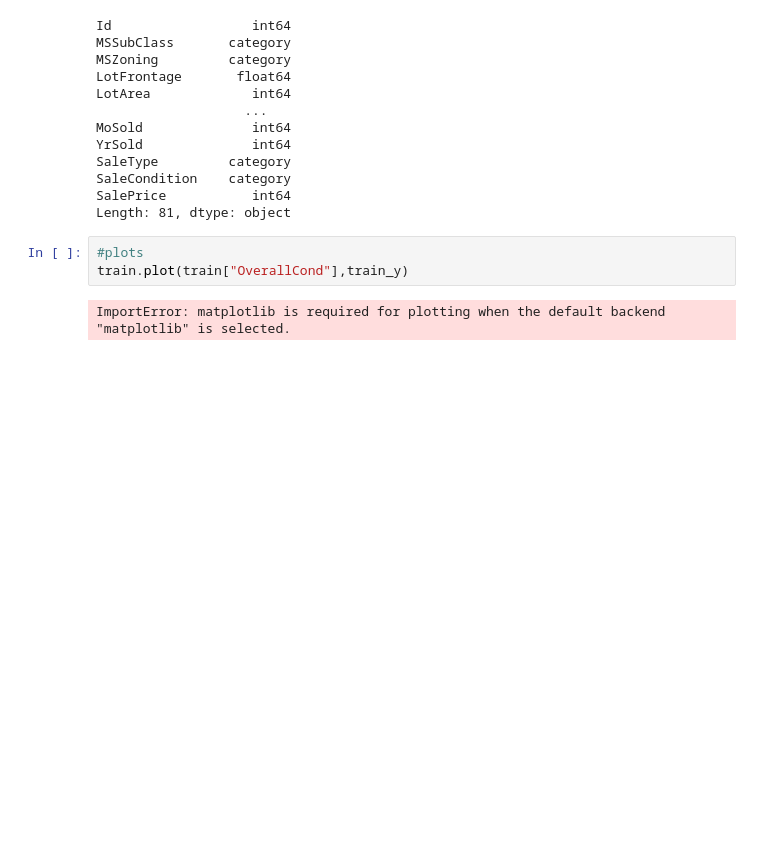
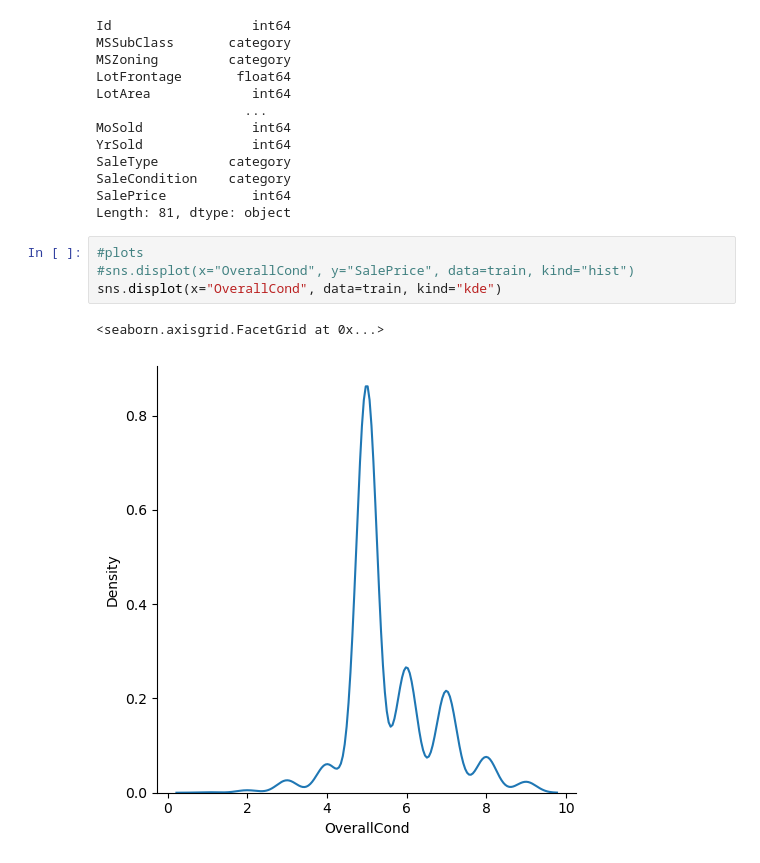
Before and after one commit to ylvast/houseprice, a Jupyter notebook: eda.ipynb, the cells around one changed output. Cells and saved outputs as stored; diff of their text form; blank space fills up the shorter version.

```diff
--- a/eda.ipynb
+++ b/eda.ipynb
@@ -39,8 +40,10 @@ SaleType         category
 SaleCondition    category
 SalePrice           int64
 Length: 81, dtype: object
-# %%
-#plots
-train.plot(train["OverallCond"],train_y)
-# %% [output]
-ImportError: matplotlib is required for plotting when the default backend "matplotlib" is selected.
+# %%
+#plots
+#sns.displot(x="OverallCond", y="SalePrice", data=train, kind="hist")
+sns.displot(x="OverallCond", data=train, kind="kde")
+# %% [output]
+<seaborn.axisgrid.FacetGrid at 0x...>
+[figure, added]
```
Also changed, not shown: parts of 2 cells of this notebook.
